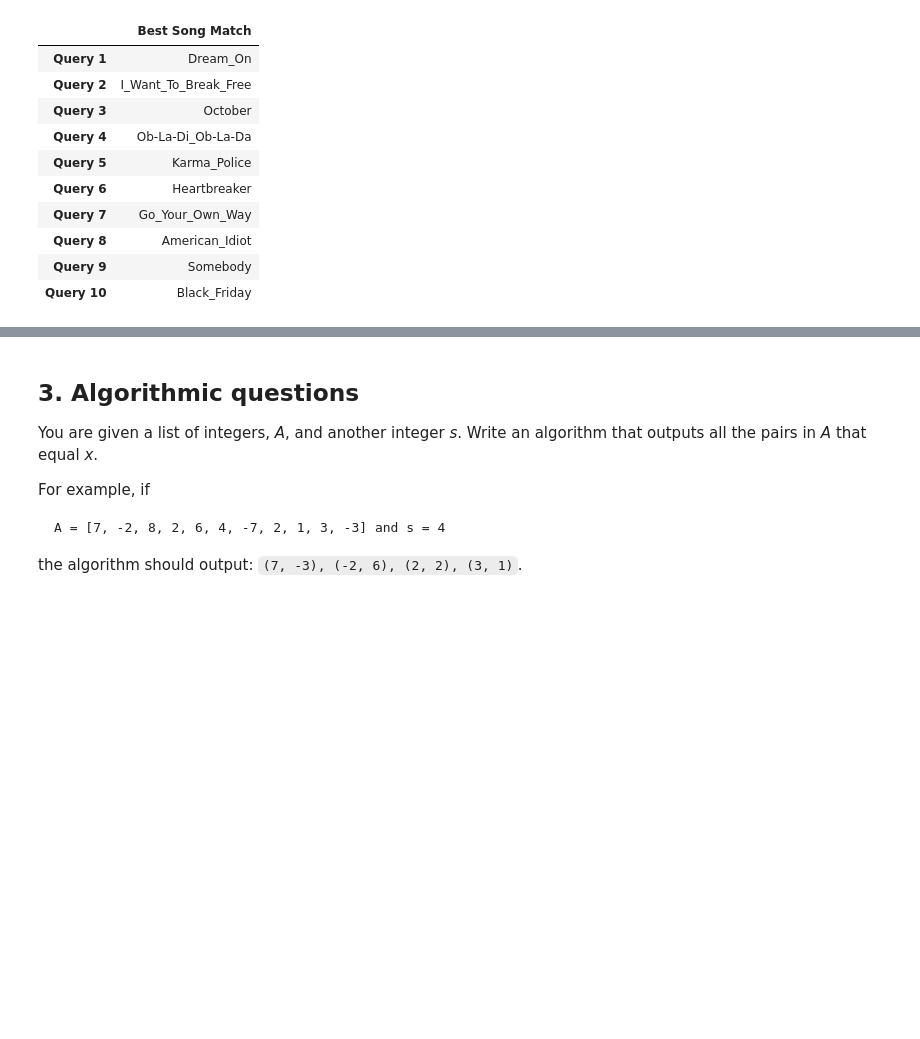
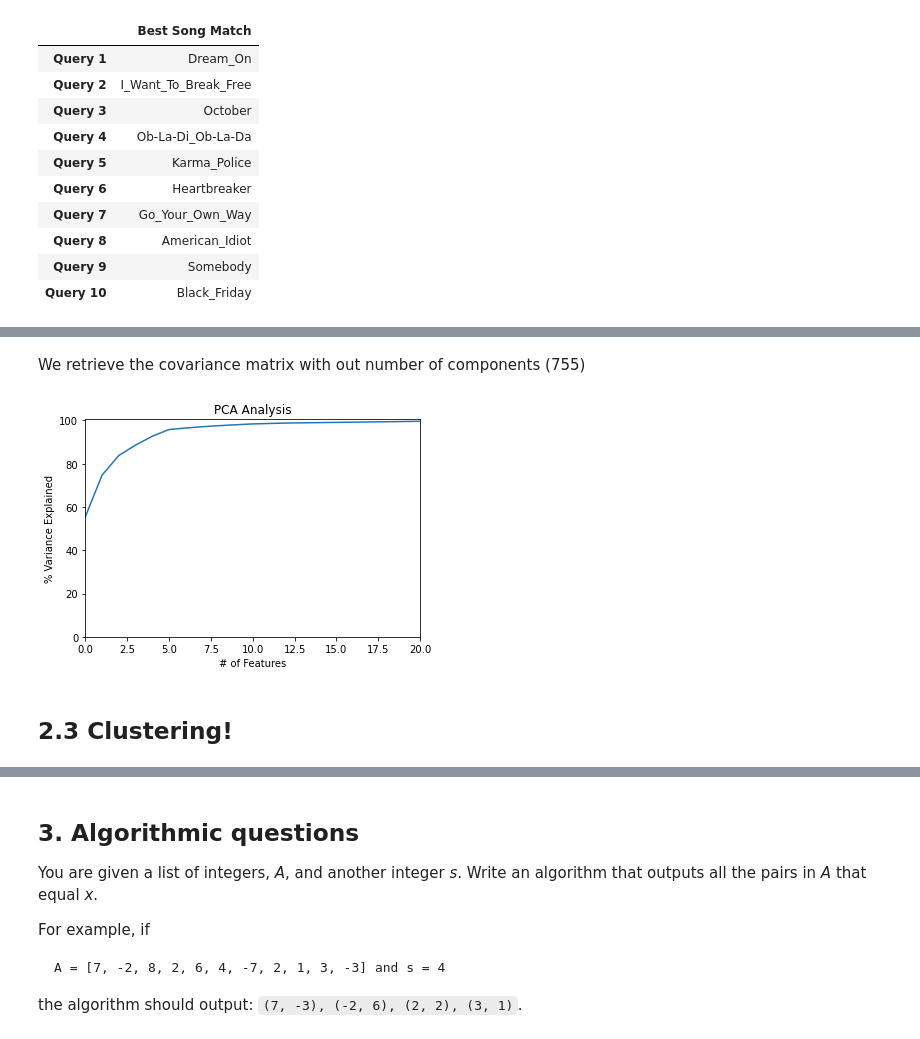
Before and after one commit to PliniLeonardo/ADM_HW4, a Jupyter notebook: homework4.ipynb, the cells around one changed output, grey strips where cells are left out. Drawn from its saved outputs; the diff is of its cells as text; code cells hidden in the pictures; blank space fills up the shorter version.

Commit message:
added clustering

```diff
--- a/homework4.ipynb
+++ b/homework4.ipynb
@@ -211,0 +475,5 @@ search(query, 20, 5)
+# %%
+sound_info = df1.iloc[:, 1:761]
+numerics = ['int16', 'int32', 'int64', 'float16', 'float32', 'float64']
+sound_info = sound_info.select_dtypes(include=numerics)
+sound_info
@@ -211,0 +494,6 @@ search(query, 20, 5)
+# %%
+#pca=PCA(0.7)
+from sklearn.decomposition import PCA
+pca=PCA()
+x = pca.fit_transform(sound_info)
+x
@@ -211,0 +516,25 @@ search(query, 20, 5)
+# %% [markdown]
+We retrieve the covariance matrix with out number of components (755)
+# %%
+covar_matrix = PCA(n_components = 755)
+# %%
+import numpy as np
+covar_matrix.fit(x)
+variance = covar_matrix.explained_variance_ratio_ #calculate variance ratios
+
+var=np.cumsum(np.round(covar_matrix.explained_variance_ratio_, decimals=3)*100) #cumulative sum of variance explained with [n] features
+# %%
+plt.ylabel('% Variance Explained')
+plt.xlabel('# of Features')
+plt.title('PCA Analysis')
+plt.ylim(0,100.5)
+plt.xlim([0, 20])
+plt.style.context('seaborn-whitegrid')
+
+
+plt.plot(var)
+plt.show()
+# %% [output]
+[figure, added]
+# %% [markdown]
+## 2.3 Clustering!
```
Also changed, not shown: parts of 49 cells of this notebook, 7 other files.
